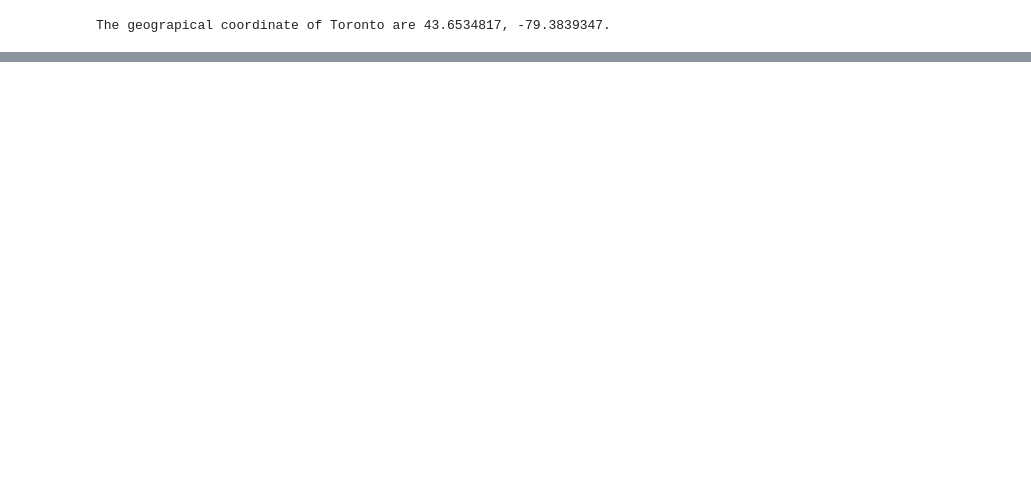
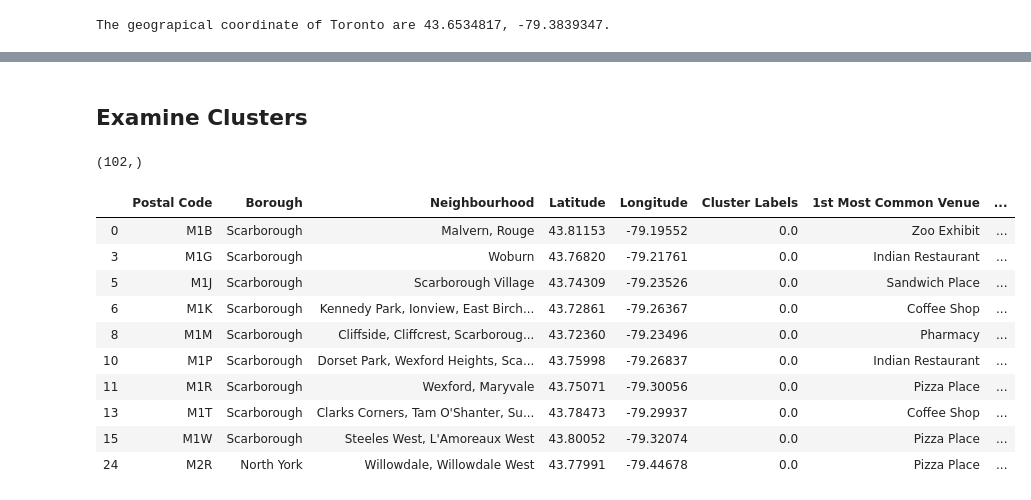
Before and after one commit to Mech-engineer/Data-Science-Capstone-Project, a Jupyter notebook: Script/Week 3 Assignment.ipynb, the cells around one changed output, grey strips where cells are left out. Drawn from its saved outputs; the diff is of its cells as text; code cells hidden in the pictures; blank space fills up the shorter version.

Commit message:
Assignment compledted with segmentation and clustering

```diff
--- a/Script/Week 3 Assignment.ipynb
+++ b/Script/Week 3 Assignment.ipynb
@@ -203,0 +569,13 @@ map_toronto
+# %%
+# set number of clusters
+kclusters = 4
+
+toronto_grouped_clustering = toronto_grouped.drop('Neighbourhood', 1)
+toronto_grouped_clustering = toronto_grouped_clustering.drop('Postal Code', 1)
+toronto_grouped_clustering = toronto_grouped_clustering.drop('Borough', 1)
+
+# run k-means clustering
+kmeans = KMeans(n_clusters=kclusters, random_state=0).fit(toronto_grouped_clustering)
+
+# check cluster labels generated for each row in the dataframe
+kmeans.labels_[0:10]
@@ -203,0 +586,3 @@ map_toronto
+# %%
+# add clustering labels
+neighborhoods_venues_sorted.insert(0, 'Cluster Labels', kmeans.labels_)
@@ -203,0 +591,7 @@ map_toronto
+# %%
+toronto_merged = toronto_df
+
+# merge toronto_grouped with toronto_data to add latitude/longitude for each neighborhood
+toronto_merged = toronto_merged.join(neighborhoods_venues_sorted.set_index(['Postal Code','Borough','Neighbourhood']), on=['Postal Code','Borough', 'Neighbourhood'])
+
+toronto_merged.head() # check the last columns!
@@ -203,0 +605,5 @@ map_toronto
+# %%
+t_merged = toronto_merged
+t_merged["Cluster Labels"].dropna(axis=0, inplace=False)
+t_merged.astype({"Cluster Labels":"int32"}).dtypes
+t_merged["Cluster Labels"].unique()
@@ -203,0 +645,20 @@ map_toronto
+# %% [markdown]
+## Examine Clusters
+# %%
+t_merged["Cluster Labels"].shape
+# %% [output]
+(102,)
+# %%
+t_merged[t_merged['Cluster Labels'] == 0].head(10)
+# %% [output]
+|  | Postal Code | Borough | Neighbourhood | Latitude | Longitude | Cluster Labels | 1st Most Common Venue | ... |
+| 0 | M1B | Scarborough | Malvern, Rouge | 43.81153 | -79.19552 | 0.0 | Zoo Exhibit | ... |
+| 3 | M1G | Scarborough | Woburn | 43.76820 | -79.21761 | 0.0 | Indian Restaurant | ... |
+| 5 | M1J | Scarborough | Scarborough Village | 43.74309 | -79.23526 | 0.0 | Sandwich Place | ... |
+| 6 | M1K | Scarborough | Kennedy Park, Ionview, East Birch... | 43.72861 | -79.26367 | 0.0 | Coffee Shop | ... |
+| 8 | M1M | Scarborough | Cliffside, Cliffcrest, Scarboroug... | 43.72360 | -79.23496 | 0.0 | Pharmacy | ... |
+| 10 | M1P | Scarborough | Dorset Park, Wexford Heights, Sca... | 43.75998 | -79.26837 | 0.0 | Indian Restaurant | ... |
+| 11 | M1R | Scarborough | Wexford, Maryvale | 43.75071 | -79.30056 | 0.0 | Pizza Place | ... |
+| 13 | M1T | Scarborough | Clarks Corners, Tam O'Shanter, Su... | 43.78473 | -79.29937 | 0.0 | Coffee Shop | ... |
+| 15 | M1W | Scarborough | Steeles West, L'Amoreaux West | 43.80052 | -79.32074 | 0.0 | Pizza Place | ... |
+| 24 | M2R | North York | Willowdale, Willowdale West | 43.77991 | -79.44678 | 0.0 | Pizza Place | ... |
```
Also changed, not shown: parts of 74 cells of this notebook.
